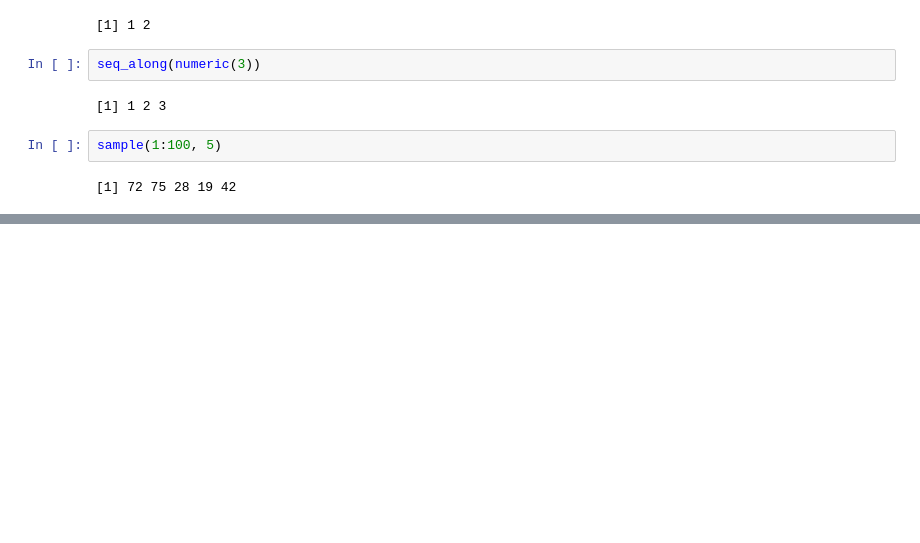
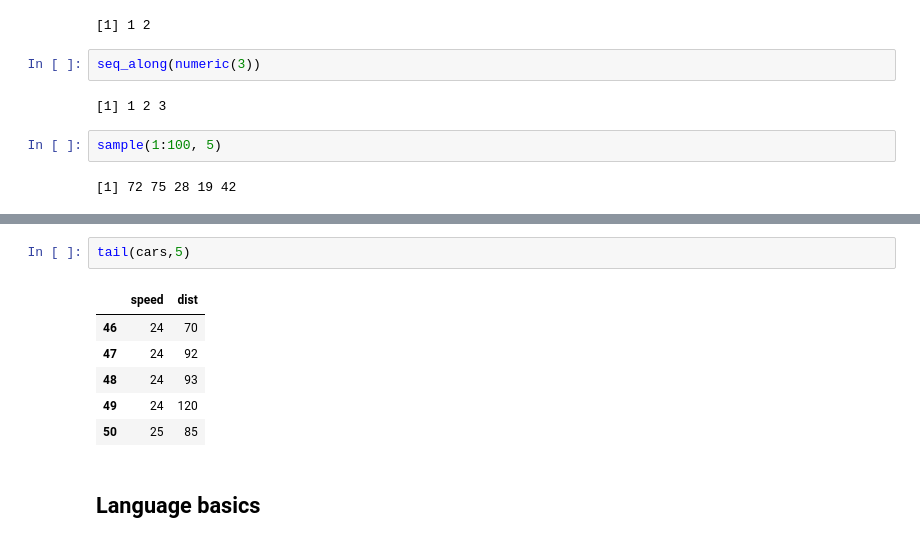
Before and after one commit to ShixiangWang/masterR, a Jupyter notebook: R_programming_for_Bioinformatics.ipynb, the cells around one changed output, grey strips where cells are left out. Drawn from its saved outputs; the diff is of its cells as text; blank space fills up the shorter version.

```diff
--- a/R_programming_for_Bioinformatics.ipynb
+++ b/R_programming_for_Bioinformatics.ipynb
@@ -298,0 +591,11 @@ sample(1:100, 5)
+# %%
+tail(cars,5)
+# %% [output]
+|  | speed | dist |
+| 46 | 24 | 70 |
+| 47 | 24 | 92 |
+| 48 | 24 | 93 |
+| 49 | 24 | 120 |
+| 50 | 25 | 85 |
+# %% [markdown]
+## Language basics
```
Also changed, not shown: parts of 54 cells of this notebook.
